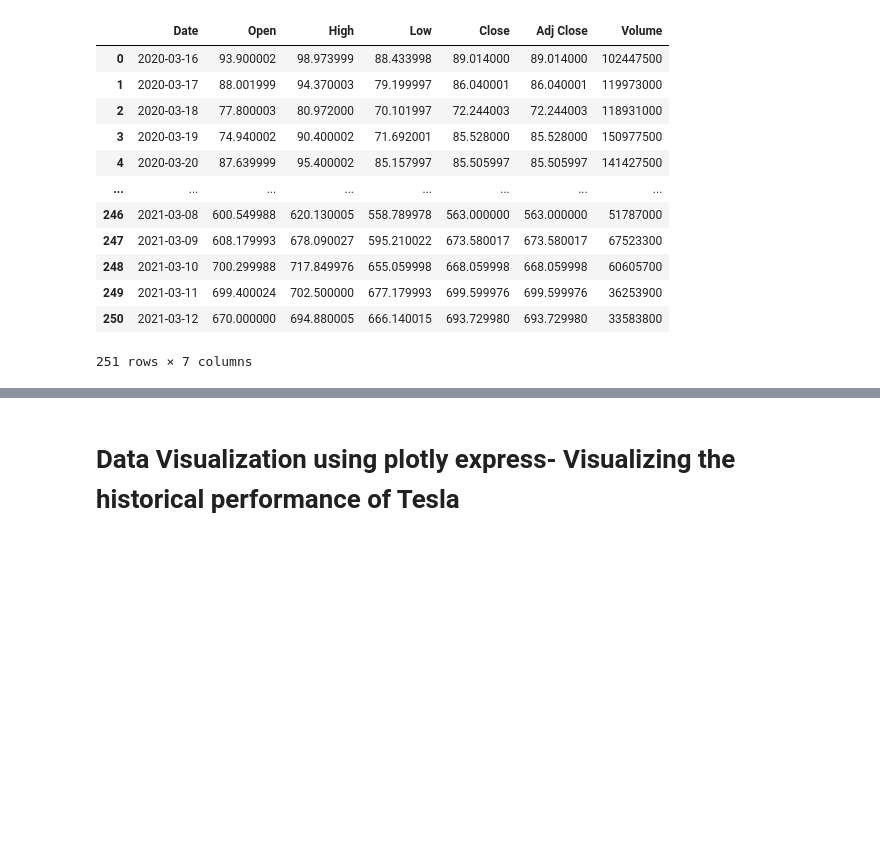
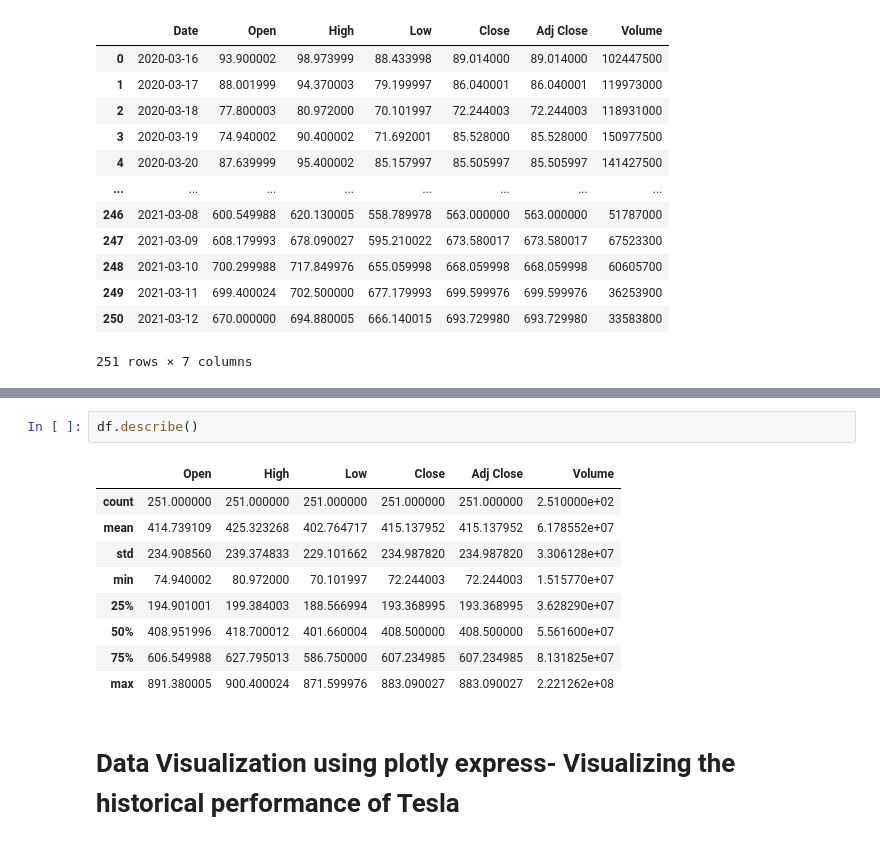
Before and after one commit to Vijeshnk/Stock_prediction, a Jupyter notebook: Tesla_stock_prediction.ipynb, the cells around one changed output, grey strips where cells are left out. Cells and saved outputs as stored; diff of their text form; blank space fills up the shorter version.

```diff
--- a/Tesla_stock_prediction.ipynb
+++ b/Tesla_stock_prediction.ipynb
@@ -45,3 +62,15 @@ df
+# %%
+df.describe()
+# %% [output]
+|  | Open | High | Low | Close | Adj Close | Volume |
+| count | 251.000000 | 251.000000 | 251.000000 | 251.000000 | 251.000000 | 2.510000e+02 |
+| mean | 414.739109 | 425.323268 | 402.764717 | 415.137952 | 415.137952 | 6.178552e+07 |
+| std | 234.908560 | 239.374833 | 229.101662 | 234.987820 | 234.987820 | 3.306128e+07 |
+| min | 74.940002 | 80.972000 | 70.101997 | 72.244003 | 72.244003 | 1.515770e+07 |
+| 25% | 194.901001 | 199.384003 | 188.566994 | 193.368995 | 193.368995 | 3.628290e+07 |
+| 50% | 408.951996 | 418.700012 | 401.660004 | 408.500000 | 408.500000 | 5.561600e+07 |
+| 75% | 606.549988 | 627.795013 | 586.750000 | 607.234985 | 607.234985 | 8.131825e+07 |
+| max | 891.380005 | 900.400024 | 871.599976 | 883.090027 | 883.090027 | 2.221262e+08 |
 # %% [markdown]
 # Data Visualization using plotly express- Visualizing the historical performance of Tesla
 # %%
```
Also changed, not shown: parts of 6 cells of this notebook.
